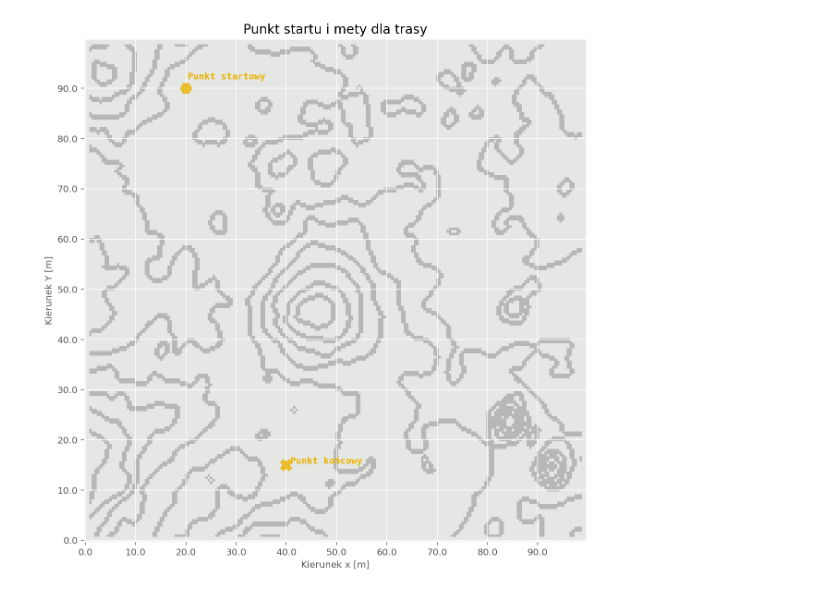
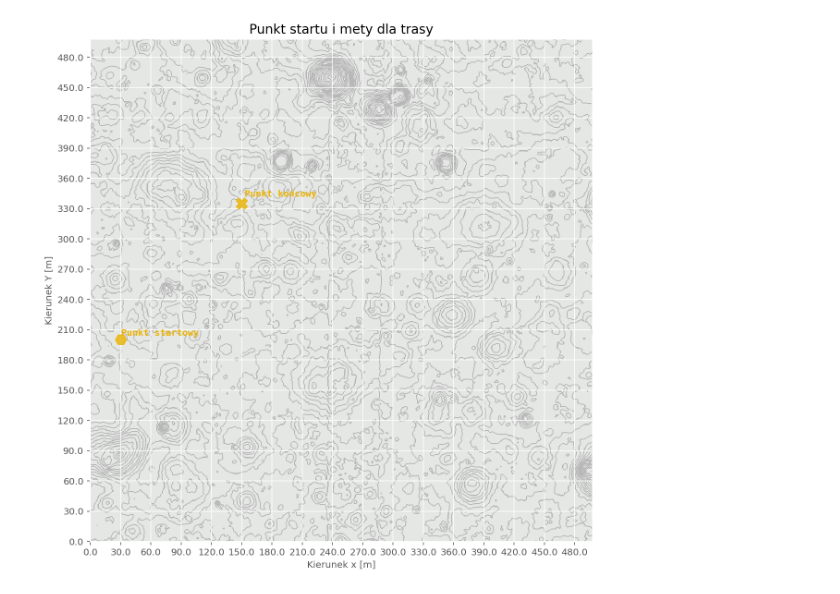
Before and after one commit to kafrankowska/Rover_Path_Planning, a Jupyter notebook: notebooks/Mapping.ipynb, the cells around one changed output. Drawn from its saved outputs; the diff is of its cells as text; code cells hidden in the pictures.

```diff
--- a/notebooks/Mapping.ipynb
+++ b/notebooks/Mapping.ipynb
@@ -16,12 +16,12 @@ dem_path = '../dataset/LRO_NAC_DEM_Apollo_15_26N004E_150cmp.tif'
 img = Image.open(dem_path)
 img = np.asarray(img, dtype=np.float16)
 width,height = img.shape[0],img.shape[1]
-mid_x,mid_y = int(width/2)-1700,int(height/2)-1500
-crop_height, crop_width = 200,200
+mid_x,mid_y = int(width/2)-1500,int(height/2)-1500
+crop_height, crop_width = 1000,1000
 img = img[mid_x:mid_x+crop_width,mid_y:mid_y+crop_height]
 img = img - np.mean(img)
 
-out_path='../dataset/Small_map'
+out_path='../dataset/Map_3'
 # %%
 def save_dem(img, out_path='../dataset', name='dem.npy'):
     out_name = os.path.join(out_path, name)
@@ -97,6 +97,7 @@ def calculate_slope(img, deg=True):
     if deg:
         slope = np.rad2deg(slope)
         print('Min slope: {} Median slope: {} Max slope: {}'.format(np.min(slope), np.median(slope[slope>0]), np.max(slope)))
+    slope = slope[2:img.shape[0]-2,2:img.shape[1]-2]
     return slope
 
 def safe_area(safe_slope, thresh=40):
@@ -122,11 +123,11 @@ def plot_safe_slope(safe_slope, export_img=False, out_path='../dataset'):
         plt.ylabel("Kierunek Y [m]", fontsize=10)
         ax.invert_yaxis()
 
-        locs_x = (np.arange(0, safe_slope.shape[0], step=20))
+        locs_x = (np.arange(0, safe_slope.shape[0], step=60))
         labels_x = locs_x/2
         plt.xticks(ticks=locs_x, labels=labels_x)
 
-        locs_y = (np.arange(0, safe_slope.shape[1], step=20))
+        locs_y = (np.arange(0, safe_slope.shape[1], step=60))
         labels_y = locs_y/2
         plt.yticks(ticks=locs_y, labels=labels_y)
 
@@ -185,11 +186,11 @@ def plot_start_end(img,start,end, export_img=False, out_path='../dataset'):
         plt.ylabel("Kierunek Y [m]", fontsize=10)
         ax.invert_yaxis()
 
-        locs_x = (np.arange(0, img.shape[0], step=20))
+        locs_x = (np.arange(0, img.shape[0], step=60))
         labels_x = locs_x/2
         plt.xticks(ticks=locs_x, labels=labels_x)
 
-        locs_y = (np.arange(0, img.shape[1], step=20))
+        locs_y = (np.arange(0, img.shape[1], step=60))
         labels_y = locs_y/2
         plt.yticks(ticks=locs_y, labels=labels_y)
 
@@ -224,4 +225,4 @@ Min slope: 0.0 Median slope: 45.0 Max slope: 63.4375
 # %%
-plot_start_end(img_plot,(40,180),(80,30),True,  out_path=out_path)
+plot_start_end(img_plot,(60,400),(300,670),True,  out_path=out_path)
 # %% [output]
-[figure, old version]
+[figure, new version]
```
Also changed, not shown: parts of 8 cells of this notebook, 2 other files.
